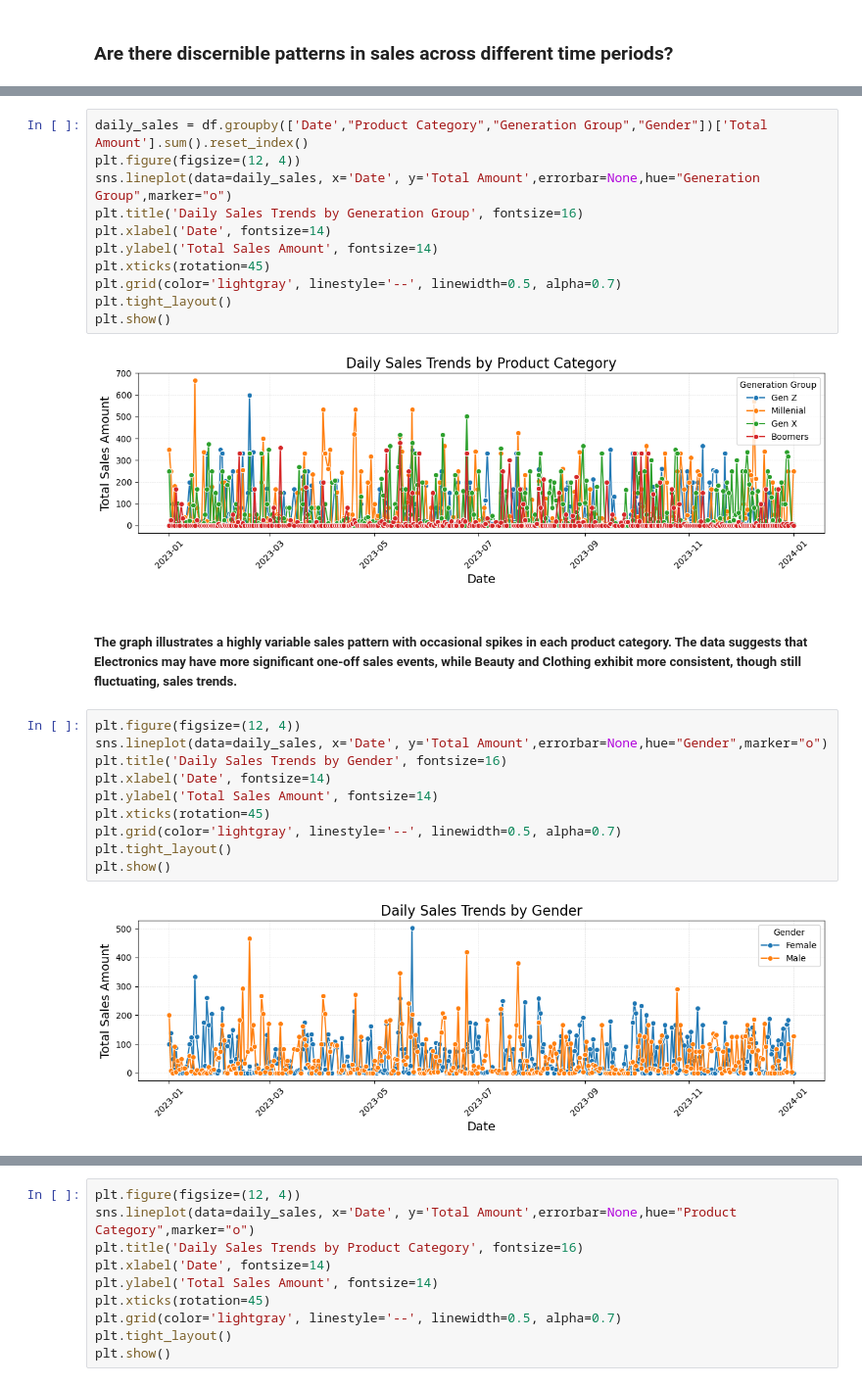
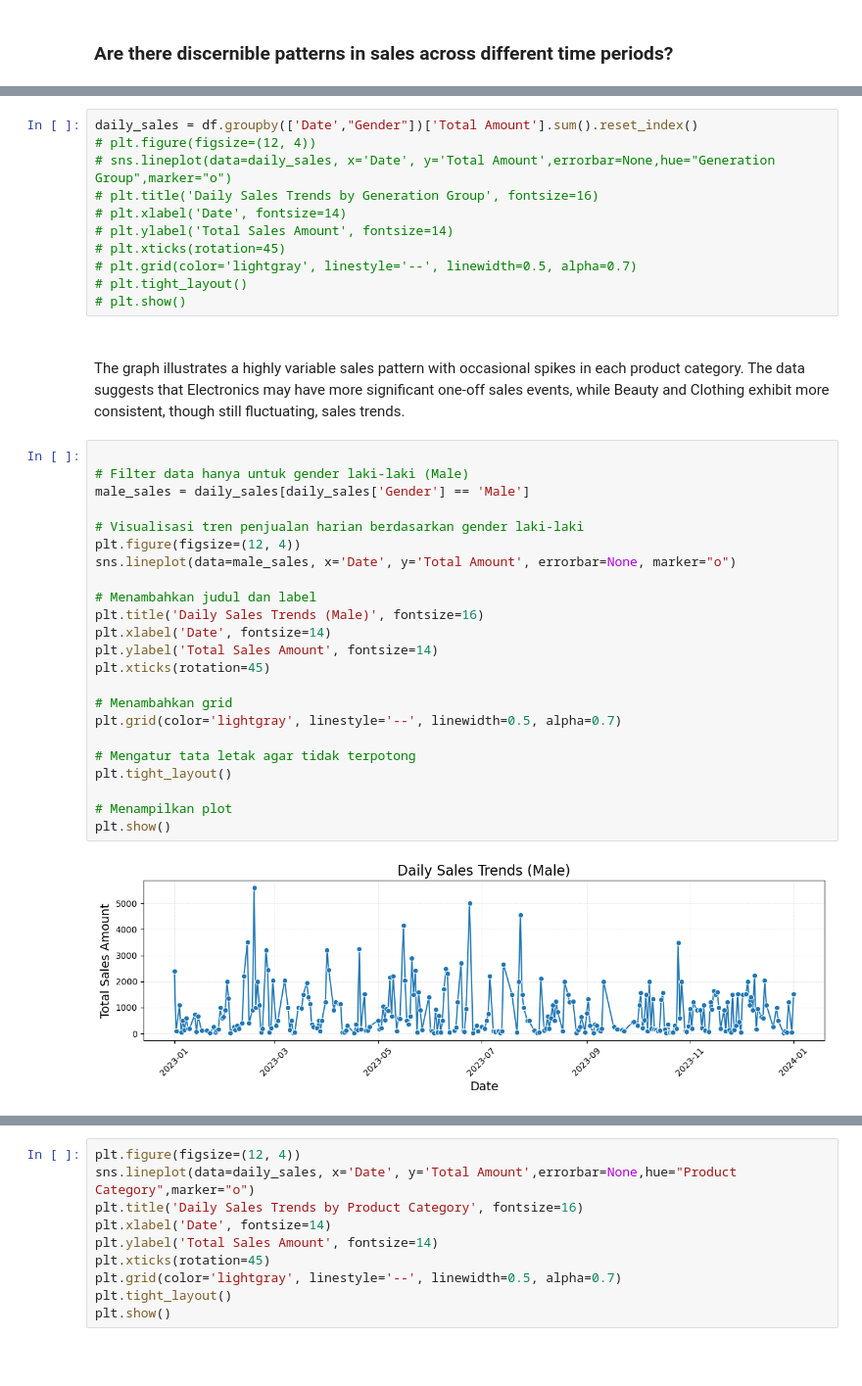
Before and after one commit to dudungawuk/Retail-Sales-DataAnalyst, a Jupyter notebook: retail-sales-EDA.ipynb, the cells around one changed output, grey strips where cells are left out. Shown at 98% size. Cells and saved outputs as stored; diff of their text form; blank space fills up the shorter version.

```diff
--- a/retail-sales-EDA.ipynb
+++ b/retail-sales-EDA.ipynb
@@ -160,27 +264,39 @@ plt.show()
 # %%
-daily_sales = df.groupby(['Date',"Product Category","Generation Group","Gender"])['Total Amount'].sum().reset_index()
-plt.figure(figsize=(12, 4))
-sns.lineplot(data=daily_sales, x='Date', y='Total Amount',errorbar=None,hue="Generation Group",marker="o")
-plt.title('Daily Sales Trends by Generation Group', fontsize=16)
-plt.xlabel('Date', fontsize=14)
-plt.ylabel('Total Sales Amount', fontsize=14)
-plt.xticks(rotation=45)
-plt.grid(color='lightgray', linestyle='--', linewidth=0.5, alpha=0.7)
-plt.tight_layout()
-plt.show()
+daily_sales = df.groupby(['Date',"Gender"])['Total Amount'].sum().reset_index()
+# plt.figure(figsize=(12, 4))
+# sns.lineplot(data=daily_sales, x='Date', y='Total Amount',errorbar=None,hue="Generation Group",marker="o")
+# plt.title('Daily Sales Trends by Generation Group', fontsize=16)
+# plt.xlabel('Date', fontsize=14)
+# plt.ylabel('Total Sales Amount', fontsize=14)
+# plt.xticks(rotation=45)
+# plt.grid(color='lightgray', linestyle='--', linewidth=0.5, alpha=0.7)
+# plt.tight_layout()
+# plt.show()
-# %% [output]
-[figure, removed]
 # %% [markdown]
-##### The graph illustrates a highly variable sales pattern with occasional spikes in each product category. The data suggests that Electronics may have more significant one-off sales events, while Beauty and Clothing exhibit more consistent, though still fluctuating, sales trends.
+#####
+The graph illustrates a highly variable sales pattern with occasional spikes in each product category. The data suggests that Electronics may have more significant one-off sales events, while Beauty and Clothing exhibit more consistent, though still fluctuating, sales trends.
 # %%
+
+# Filter data hanya untuk gender laki-laki (Male)
+male_sales = daily_sales[daily_sales['Gender'] == 'Male']
+
+# Visualisasi tren penjualan harian berdasarkan gender laki-laki
 plt.figure(figsize=(12, 4))
-sns.lineplot(data=daily_sales, x='Date', y='Total Amount',errorbar=None,hue="Gender",marker="o")
-plt.title('Daily Sales Trends by Gender', fontsize=16)
+sns.lineplot(data=male_sales, x='Date', y='Total Amount', errorbar=None, marker="o")
+
+# Menambahkan judul dan label
+plt.title('Daily Sales Trends (Male)', fontsize=16)
 plt.xlabel('Date', fontsize=14)
 plt.ylabel('Total Sales Amount', fontsize=14)
 plt.xticks(rotation=45)
+
+# Menambahkan grid
 plt.grid(color='lightgray', linestyle='--', linewidth=0.5, alpha=0.7)
+
+# Mengatur tata letak agar tidak terpotong
 plt.tight_layout()
+
+# Menampilkan plot
 plt.show()
 # %% [output]
-[figure, old version]
+[figure, new version]
```
Also changed, not shown: parts of 16 cells of this notebook.
